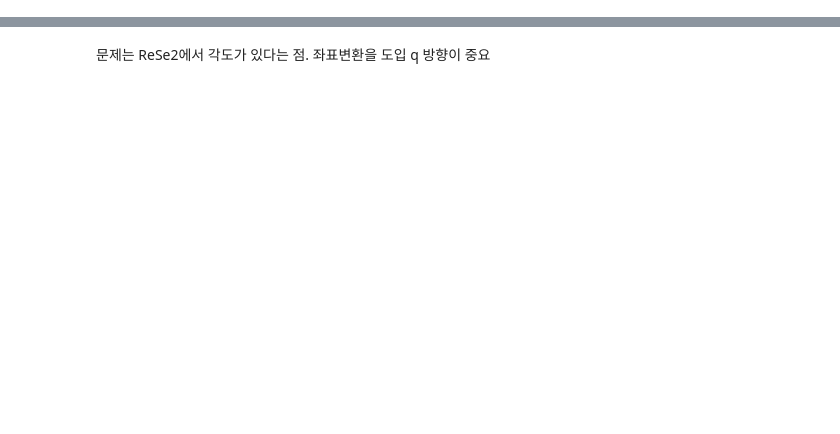
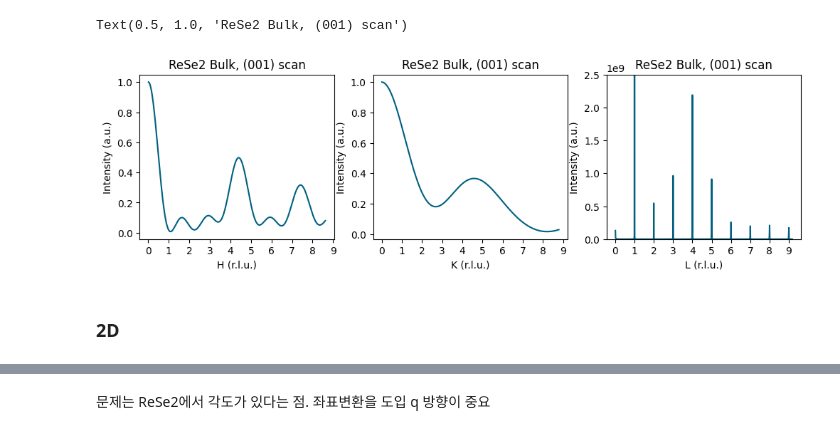
Before and after one commit to SeongSihun/XRD-Analysis, a Jupyter notebook: ReSe2.ipynb, the cells around one changed output, grey strips where cells are left out. Cells and saved outputs as stored; diff of their text form; code cells hidden in the pictures; blank space fills up the shorter version.

```diff
--- a/ReSe2.ipynb
+++ b/ReSe2.ipynb
@@ -39,0 +89,34 @@ array([[0.42808744, 2.13540017, 3.47543525],
+# %%
+plt.figure(figsize=(12,3))
+plt.subplot(1,3,1)
+XRD.Q(1,0,0)
+plt.plot(XRD.HKL(rese2)[:,0], XRD.I(ReSe2_BULK)/max(XRD.I(ReSe2_BULK)), color = '#006080')
+plt.ylabel('Intensity (a.u.)')  # Doubling the font size
+plt.xticks(range(10))  # Adjusting font size for x-ticks
+# plt.yticks(fontsize=16)
+plt.xlabel("H (r.l.u.)")  # Doubling the font size
+plt.title("ReSe2 Bulk, (001) scan")  # Doubling the font size
+
+plt.subplot(1,3,2)
+XRD.Q(0,1,0)
+plt.plot(XRD.HKL(rese2)[:,1], XRD.I(ReSe2_BULK)/max(XRD.I(ReSe2_BULK)), color = '#006080')
+plt.ylabel('Intensity (a.u.)')  # Doubling the font size
+plt.xticks(range(10))  # Adjusting font size for x-ticks
+# plt.yticks(fontsize=16)
+plt.xlabel("K (r.l.u.)")  # Doubling the font size
+plt.title("ReSe2 Bulk, (001) scan")  # Doubling the font size
+
+plt.subplot(1,3,3)
+XRD.Q(0,0,1)
+plt.plot(XRD.HKL(rese2)[:,2], XRD.I(ReSe2_BULK), color = '#006080')
+plt.ylabel('Intensity (a.u.)')  # Doubling the font size
+plt.xticks(range(10))  # Adjusting font size for x-ticks
+# plt.yticks(fontsize=16)
+plt.ylim([0, 0.25E10])
+plt.xlabel("L (r.l.u.)")  # Doubling the font size
+plt.title("ReSe2 Bulk, (001) scan")  # Doubling the font size
+# %% [output]
+Text(0.5, 1.0, 'ReSe2 Bulk, (001) scan')
+[figure, added]
+# %% [markdown]
+### 2D
```
Also changed, not shown: parts of 17 cells of this notebook, 8 other files.
